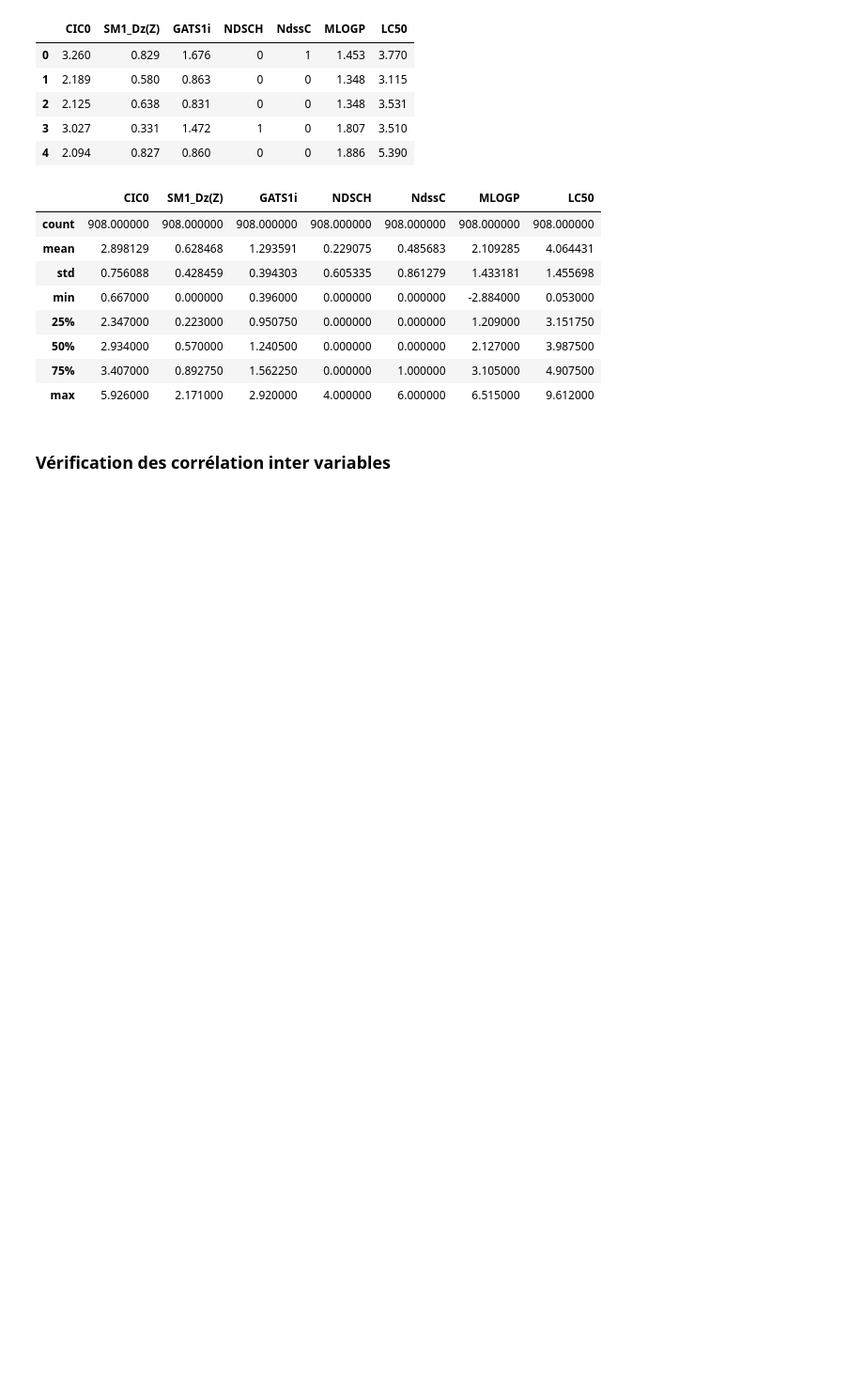
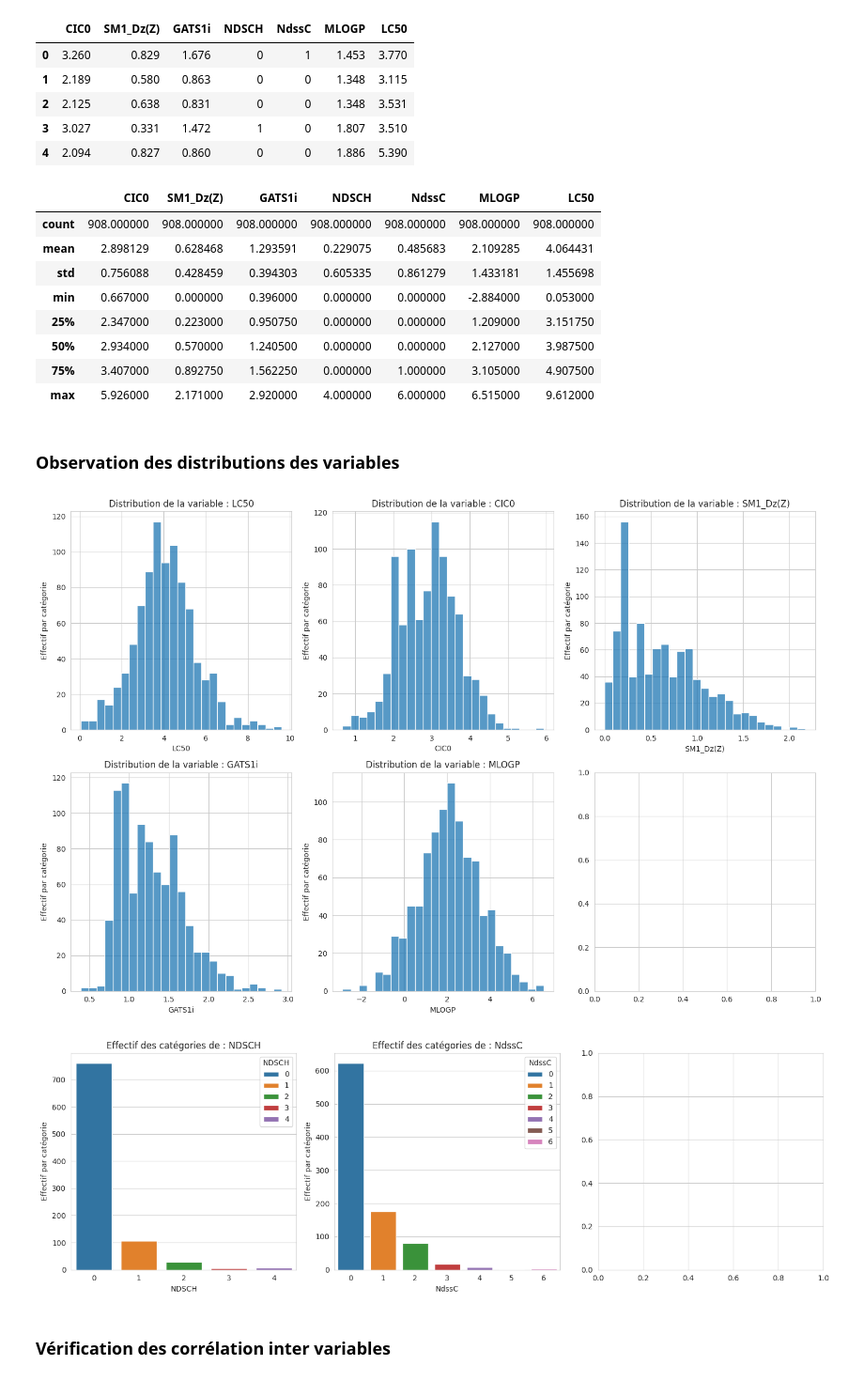
Before and after one commit to Edmondbrn/projet_IA_QSAR, a Jupyter notebook: visualisation_data.ipynb, the cells around one changed output. Shown at 94% size. Drawn from its saved outputs; the diff is of its cells as text; code cells hidden in the pictures; blank space fills up the shorter version.

Commit message:
ajout de l'analyse de la distribution des données

```diff
--- a/visualisation_data.ipynb
+++ b/visualisation_data.ipynb
@@ -32,3 +33,5 @@ df.describe()
 | 50% | 2.934000 | 0.570000 | 1.240500 | 0.000000 | 0.000000 | 2.127000 | 3.987500 |
 | 75% | 3.407000 | 0.892750 | 1.562250 | 0.000000 | 1.000000 | 3.105000 | 4.907500 |
 | max | 5.926000 | 2.171000 | 2.920000 | 4.000000 | 6.000000 | 6.515000 | 9.612000 |
+# %% [markdown]
+### Observation des distributions des variables
@@ -35,3 +94,9 @@ df.describe()
+# %%
+arrange_hist(df, ["LC50", "CIC0", "SM1_Dz(Z)", "GATS1i", "MLOGP"])
+arrange_cat(df, ["NDSCH", "NdssC"])
+# %% [output]
+[figure, added]
+[figure, added]
 # %% [markdown]
 ### Vérification des corrélation inter variables
 # %%
```
Also changed, not shown: parts of 5 cells of this notebook.
